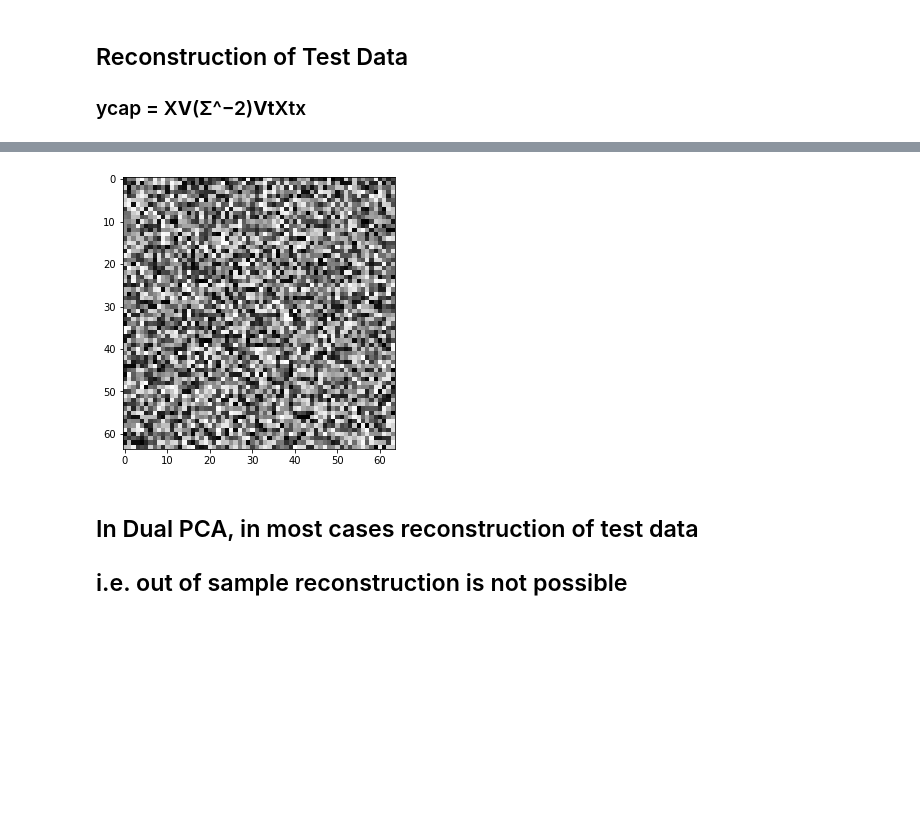
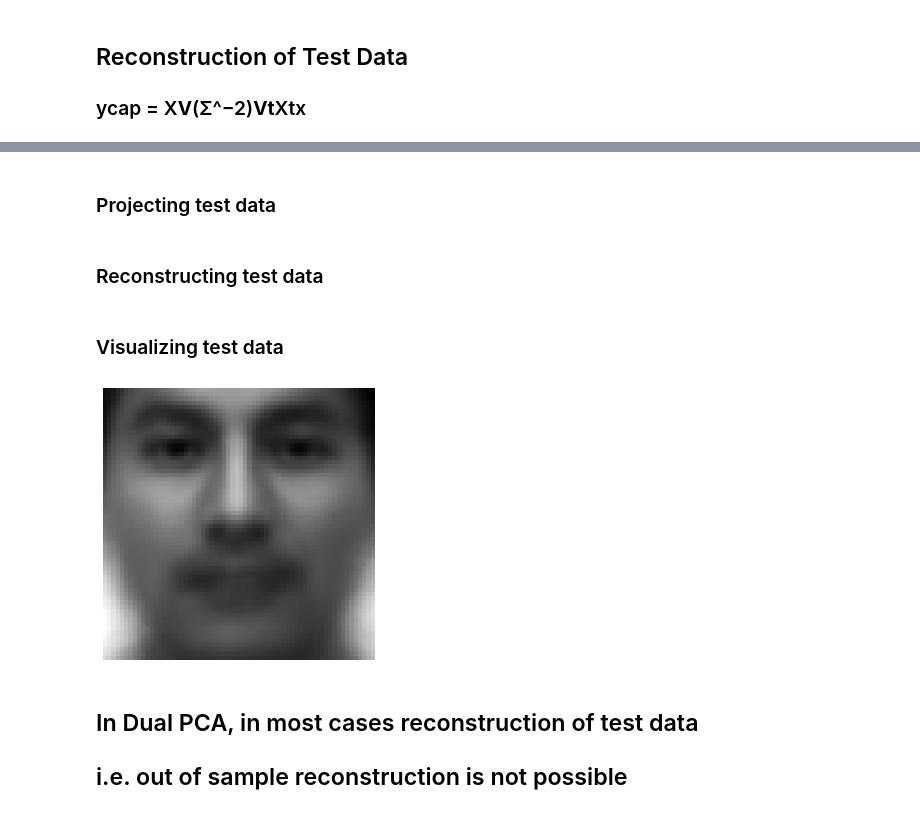
Before and after one commit to deshabhakt/Sem-II, a Jupyter notebook: MachineLearning/ML-Programs/Assignment-1/2-2-DualPCA-YaleFaceDatabase.ipynb, the cells around one changed output, grey strips where cells are left out. Saved outputs shown, nothing was run; the diff lists cells and outputs as text; code cells hidden in the pictures; blank space fills up the shorter version.

```diff
--- a/MachineLearning/ML-Programs/Assignment-1/2-2-DualPCA-YaleFaceDatabase.ipynb
+++ b/MachineLearning/ML-Programs/Assignment-1/2-2-DualPCA-YaleFaceDatabase.ipynb
@@ -159,9 +166,3 @@ for i in range(1,81):
 # %% [markdown]
 ## Reconstruction of Test Data
 ### ycap = X**V**(Σ^−2)**Vt**Xtx
-# %%
-D_temp = np.zeros((len(D),len(D)))
-for i in range(len(D)):
-    D_temp[i][i] = D[i]
-
-D = D_temp
@@ -246,8 +177,22 @@ print(y.shape)
+# %%
+X_test = np.array(data['fea'])[t:,:].T
+# %% [markdown]
+### Projecting test data
+# %%
+y = np.linalg.inv(D) @ Vt.T @ X.T @ X_test
+# %% [markdown]
+### Reconstructing test data
+# %%
+x_reconstruct = X @ Vt.T @ np.linalg.inv(D) @ y
+# %% [markdown]
+### Visualizing test data
 # %%
-img = plt.imshow(y.reshape(64,64).astype('uint8').T)
+img = plt.imshow(x_reconstruct[:,6].reshape(64,64).T)
 img.set_cmap('gray')
+plt.axis('off')
+plt.show()
 # %% [output]
-[figure, old version]
+[figure, new version]
 # %% [markdown]
 ## In Dual PCA, in most cases reconstruction of test data
 ## i.e. out of sample reconstruction is not possible
```
Also changed, not shown: parts of 34 cells of this notebook, 3 other files.
